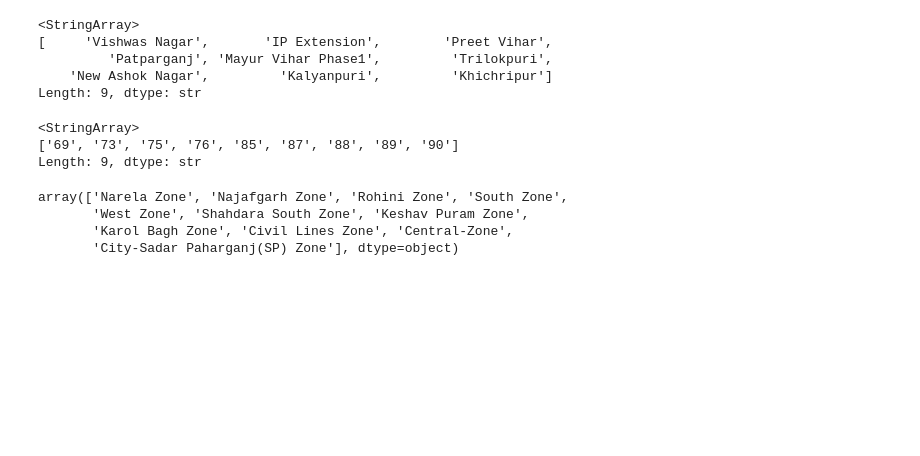
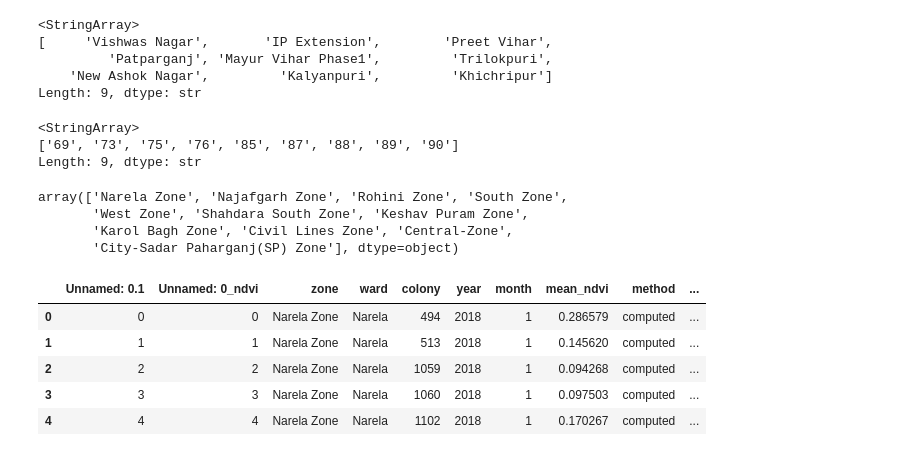
Before and after one commit to Tiwari-Harshvardhan/isro-bah-project, a Jupyter notebook: notebooks/delhi_data_lst_cleaned.ipynb, the cells around one changed output. Drawn from its saved outputs; the diff is of its cells as text; code cells hidden in the pictures; blank space fills up the shorter version.

```diff
--- a/notebooks/delhi_data_lst_cleaned.ipynb
+++ b/notebooks/delhi_data_lst_cleaned.ipynb
@@ -598,3 +598,24 @@ df2.to_csv('C://Users//harsh//Desktop//isro hacakthon//data//raw//Delhi_Colony_M
 df = df.drop(df[df['zone'] == 'Shahdara North Zone'].index)
 # %%
 df = df.to_csv('C://Users//harsh//Desktop//isro hacakthon//data//raw//Delhi_NDVI_Monthly_From_2018-2025_with_ward_names.csv')
+# %%
+df = pd.read_csv('C://Users//harsh//Desktop//isro hacakthon//data//raw//Delhi_NDVI_Monthly_From_2018-2025_with_ward_names.csv')
+# %%
+df2 = pd.read_csv('C://Users//harsh//Desktop//isro hacakthon//data//raw//Delhi_Colony_Monthly_LST_2018_2025.csv')
+# %%
+merged_df = pd.merge(
+    df,
+    df2,
+    on=['zone', 'ward', 'colony', 'year', 'month'],
+    how='inner',
+    suffixes=('_ndvi', '_lst')
+)
+# %%
+merged_df.head()
+# %% [output]
+|  | Unnamed: 0.1 | Unnamed: 0_ndvi | zone | ward | colony | year | month | mean_ndvi | method | ... |
+| 0 | 0 | 0 | Narela Zone | Narela | 494 | 2018 | 1 | 0.286579 | computed | ... |
+| 1 | 1 | 1 | Narela Zone | Narela | 513 | 2018 | 1 | 0.145620 | computed | ... |
+| 2 | 2 | 2 | Narela Zone | Narela | 1059 | 2018 | 1 | 0.094268 | computed | ... |
+| 3 | 3 | 3 | Narela Zone | Narela | 1060 | 2018 | 1 | 0.097503 | computed | ... |
+| 4 | 4 | 4 | Narela Zone | Narela | 1102 | 2018 | 1 | 0.170267 | computed | ... |
```
Also changed, not shown: parts of 10 cells of this notebook, 4 other files.
